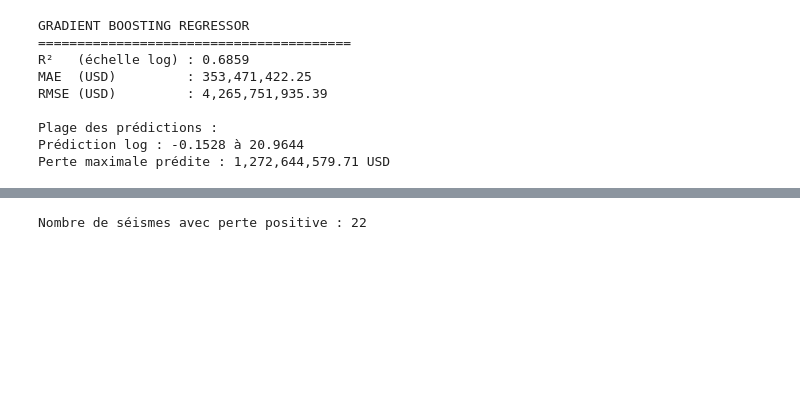
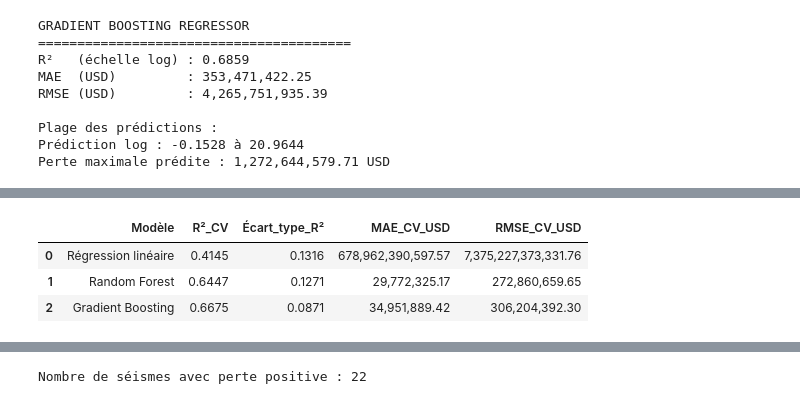
Before and after one commit to tarekalsemaan/USGS-Earthquake-AI, a Jupyter notebook: notebooks/07_Model_Economic_Loss.ipynb, the cells around one changed output, grey strips where cells are left out. Drawn from its saved outputs; the diff is of its cells as text; code cells hidden in the pictures; blank space fills up the shorter version.

```diff
--- a/notebooks/07_Model_Economic_Loss.ipynb
+++ b/notebooks/07_Model_Economic_Loss.ipynb
@@ -947,0 +1022,17 @@ display(
+# %%
+# ============================================================
+# CROSS-VALIDATION — GRADIENT BOOSTING
+# ============================================================
+
+scores_gb_cv = cross_val_score(
+    modele_gb,
+    X_train,
+    y_train,
+    cv=cv,
+    scoring="r2"
+)
+
+print("GRADIENT BOOSTING")
+print("Scores R² :", scores_gb_cv)
+print("R² moyen :", round(scores_gb_cv.mean(), 4))
+print("Écart-type :", round(scores_gb_cv.std(), 4))
@@ -947,0 +1200,50 @@ display(
+# %%
+# ============================================================
+# TABLEAU FINAL — VALIDATION CROISÉE
+# ============================================================
+
+cv_results = pd.DataFrame({
+    "Modèle": [
+        "Régression linéaire",
+        "Random Forest",
+        "Gradient Boosting"
+    ],
+
+    "R²_CV": [
+        scores_lineaire.mean(),
+        scores_rf_cv.mean(),
+        scores_gb_cv.mean()
+    ],
+
+    "Écart_type_R²": [
+        scores_lineaire.std(),
+        scores_rf_cv.std(),
+        scores_gb_cv.std()
+    ],
+
+    "MAE_CV_USD": [
+        mae_lineaire_cv.mean(),
+        mae_rf_cv.mean(),
+        mae_gb_cv.mean()
+    ],
+
+    "RMSE_CV_USD": [
+        rmse_lineaire_cv.mean(),
+        rmse_rf_cv.mean(),
+        rmse_gb_cv.mean()
+    ]
+})
+
+display(
+    cv_results.style.format({
+        "R²_CV": "{:.4f}",
+        "Écart_type_R²": "{:.4f}",
+        "MAE_CV_USD": "{:,.2f}",
+        "RMSE_CV_USD": "{:,.2f}"
+    })
+)
+# %% [output]
+|  | Modèle | R²_CV | Écart_type_R² | MAE_CV_USD | RMSE_CV_USD |
+| 0 | Régression linéaire | 0.4145 | 0.1316 | 678,962,390,597.57 | 7,375,227,373,331.76 |
+| 1 | Random Forest | 0.6447 | 0.1271 | 29,772,325.17 | 272,860,659.65 |
+| 2 | Gradient Boosting | 0.6675 | 0.0871 | 34,951,889.42 | 306,204,392.30 |
```
Also changed, not shown: parts of 23 cells of this notebook, 4 other files.
